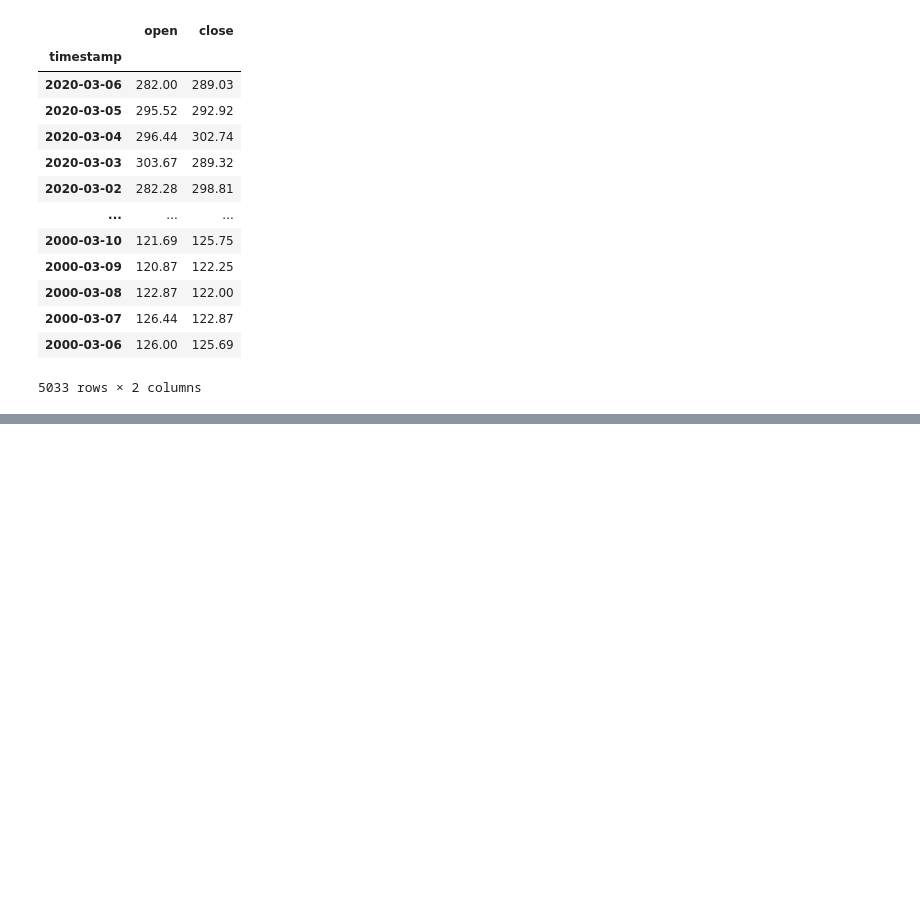
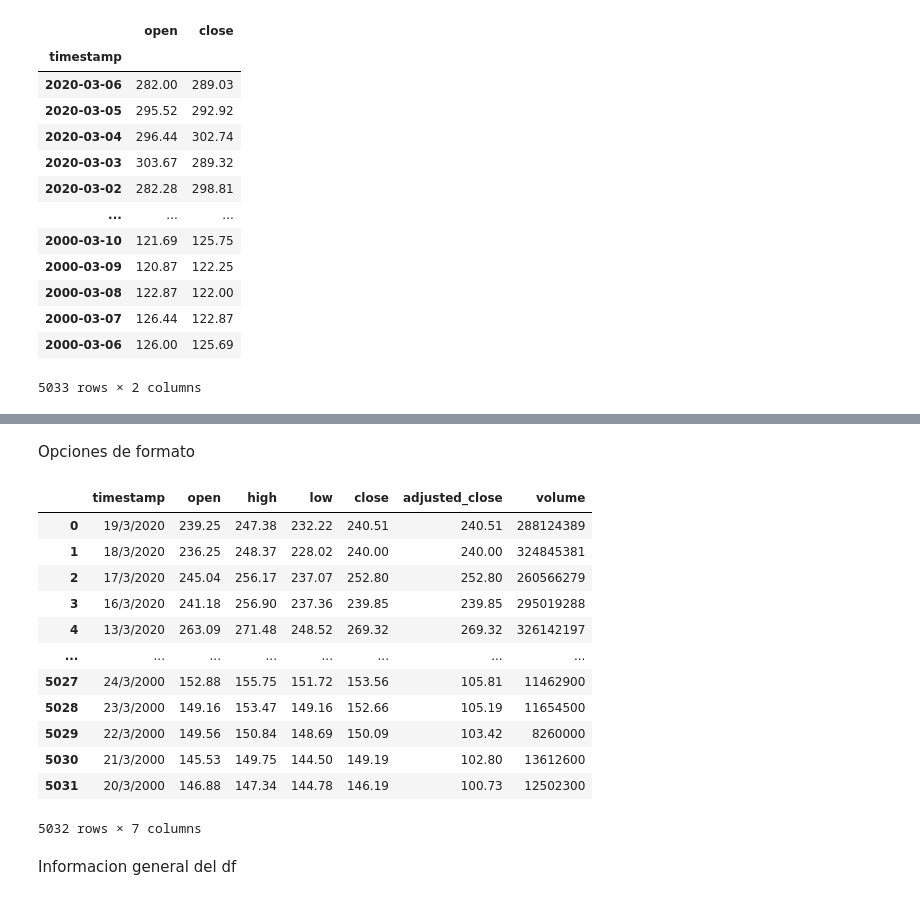
Before and after one commit to AucaCoyan/exp-quant, a Jupyter notebook: Libro2.ipynb, the cells around one changed output, grey strips where cells are left out. Cells and saved outputs as stored; diff of their text form; code cells hidden in the pictures; blank space fills up the shorter version.

```diff
--- a/Libro2.ipynb
+++ b/Libro2.ipynb
@@ -39,0 +59,21 @@ dataxl
+# %% [markdown]
+Opciones de formato
+# %%
+pd.options.display.precision = 2
+data
+# %% [output]
+|  | timestamp | open | high | low | close | adjusted_close | volume |
+| 0 | 19/3/2020 | 239.25 | 247.38 | 232.22 | 240.51 | 240.51 | 288124389 |
+| 1 | 18/3/2020 | 236.25 | 248.37 | 228.02 | 240.00 | 240.00 | 324845381 |
+| 2 | 17/3/2020 | 245.04 | 256.17 | 237.07 | 252.80 | 252.80 | 260566279 |
+| 3 | 16/3/2020 | 241.18 | 256.90 | 237.36 | 239.85 | 239.85 | 295019288 |
+| 4 | 13/3/2020 | 263.09 | 271.48 | 248.52 | 269.32 | 269.32 | 326142197 |
+| ... | ... | ... | ... | ... | ... | ... | ... |
+| 5027 | 24/3/2000 | 152.88 | 155.75 | 151.72 | 153.56 | 105.81 | 11462900 |
+| 5028 | 23/3/2000 | 149.16 | 153.47 | 149.16 | 152.66 | 105.19 | 11654500 |
+| 5029 | 22/3/2000 | 149.56 | 150.84 | 148.69 | 150.09 | 103.42 | 8260000 |
+| 5030 | 21/3/2000 | 145.53 | 149.75 | 144.50 | 149.19 | 102.80 | 13612600 |
+| 5031 | 20/3/2000 | 146.88 | 147.34 | 144.78 | 146.19 | 100.73 | 12502300 |
+5032 rows × 7 columns
+# %% [markdown]
+Informacion general del df
```
Also changed, not shown: parts of 31 cells of this notebook.
